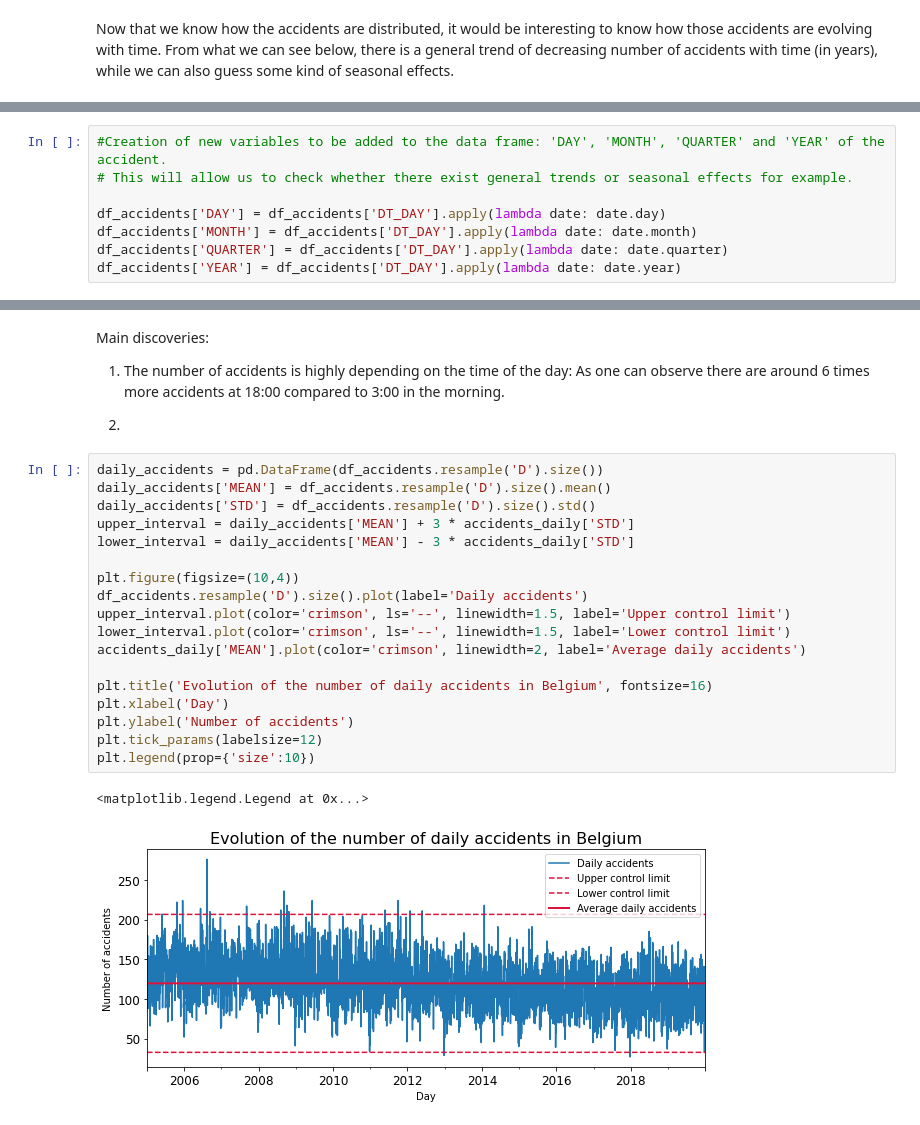
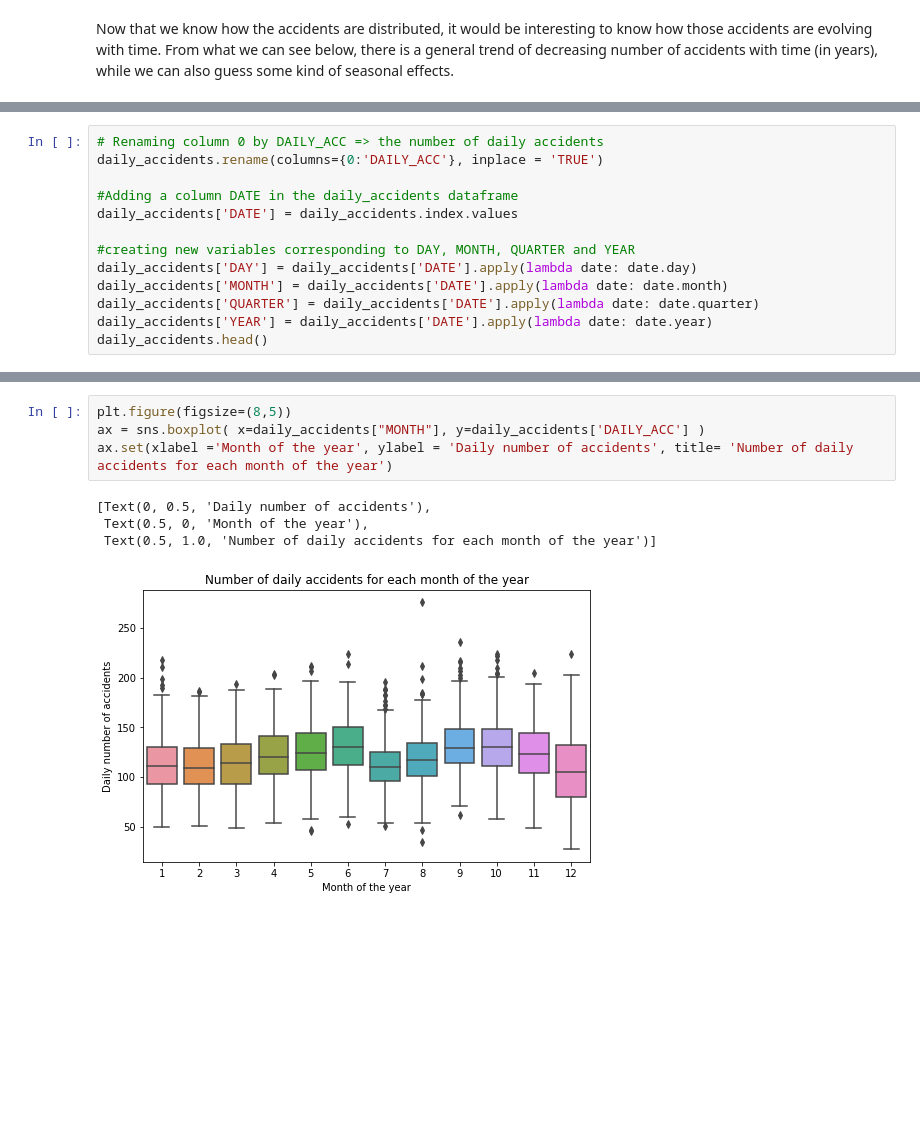
Before and after one commit to fmontoisy/Data-Science-IBM-Coursera, a Jupyter notebook: Final presentation capstone project.ipynb, the cells around one changed output, grey strips where cells are left out. Saved outputs shown, nothing was run; the diff lists cells and outputs as text; blank space fills up the shorter version.

Commit message:
Add files via upload
EDA: Boxplots

```diff
--- a/Final presentation capstone project.ipynb
+++ b/Final presentation capstone project.ipynb
@@ -149,8 +165,13 @@ In order to discover the links between time and the number of accidents, it has
 # %%
-#Creation of new variables to be added to the data frame: 'DAY', 'MONTH', 'QUARTER' and 'YEAR' of the accident.
-# This will allow us to check whether there exist general trends or seasonal effects for example.
+# Renaming column 0 by DAILY_ACC => the number of daily accidents
+daily_accidents.rename(columns={0:'DAILY_ACC'}, inplace = 'TRUE')
 
-df_accidents['DAY'] = df_accidents['DT_DAY'].apply(lambda date: date.day)
-df_accidents['MONTH'] = df_accidents['DT_DAY'].apply(lambda date: date.month)
-df_accidents['QUARTER'] = df_accidents['DT_DAY'].apply(lambda date: date.quarter)
-df_accidents['YEAR'] = df_accidents['DT_DAY'].apply(lambda date: date.year)
+#Adding a column DATE in the daily_accidents dataframe
+daily_accidents['DATE'] = daily_accidents.index.values
+
+#creating new variables corresponding to DAY, MONTH, QUARTER and YEAR
+daily_accidents['DAY'] = daily_accidents['DATE'].apply(lambda date: date.day)
+daily_accidents['MONTH'] = daily_accidents['DATE'].apply(lambda date: date.month)
+daily_accidents['QUARTER'] = daily_accidents['DATE'].apply(lambda date: date.quarter)
+daily_accidents['YEAR'] = daily_accidents['DATE'].apply(lambda date: date.year)
+daily_accidents.head()
@@ -164,26 +186,9 @@ sns.distplot(df_accidents.resample('M').size(), bins=60);
-# %% [markdown]
-Main discoveries:
-1. The number of accidents is highly depending on the time of the day: As one can observe there are around 6 times more accidents at 18:00 compared to 3:00 in the morning.
-
-2.
-# %%
-daily_accidents = pd.DataFrame(df_accidents.resample('D').size())
-daily_accidents['MEAN'] = df_accidents.resample('D').size().mean()
-daily_accidents['STD'] = df_accidents.resample('D').size().std()
-upper_interval = daily_accidents['MEAN'] + 3 * accidents_daily['STD']
-lower_interval = daily_accidents['MEAN'] - 3 * accidents_daily['STD']
-
-plt.figure(figsize=(10,4))
-df_accidents.resample('D').size().plot(label='Daily accidents')
-upper_interval.plot(color='crimson', ls='--', linewidth=1.5, label='Upper control limit')
-lower_interval.plot(color='crimson', ls='--', linewidth=1.5, label='Lower control limit')
-accidents_daily['MEAN'].plot(color='crimson', linewidth=2, label='Average daily accidents')
-
-plt.title('Evolution of the number of daily accidents in Belgium', fontsize=16)
-plt.xlabel('Day')
-plt.ylabel('Number of accidents')
-plt.tick_params(labelsize=12)
-plt.legend(prop={'size':10})
-# %% [output]
-<matplotlib.legend.Legend at 0x...>
-[figure, removed]
+# %%
+plt.figure(figsize=(8,5))
+ax = sns.boxplot( x=daily_accidents["MONTH"], y=daily_accidents['DAILY_ACC'] )
+ax.set(xlabel ='Month of the year', ylabel = 'Daily number of accidents', title= 'Number of daily accidents for each month of the year')
+# %% [output]
+[Text(0, 0.5, 'Daily number of accidents'),
+ Text(0.5, 0, 'Month of the year'),
+ Text(0.5, 1.0, 'Number of daily accidents for each month of the year')]
+[figure, added]
```
Also changed, not shown: parts of 23 cells of this notebook.
